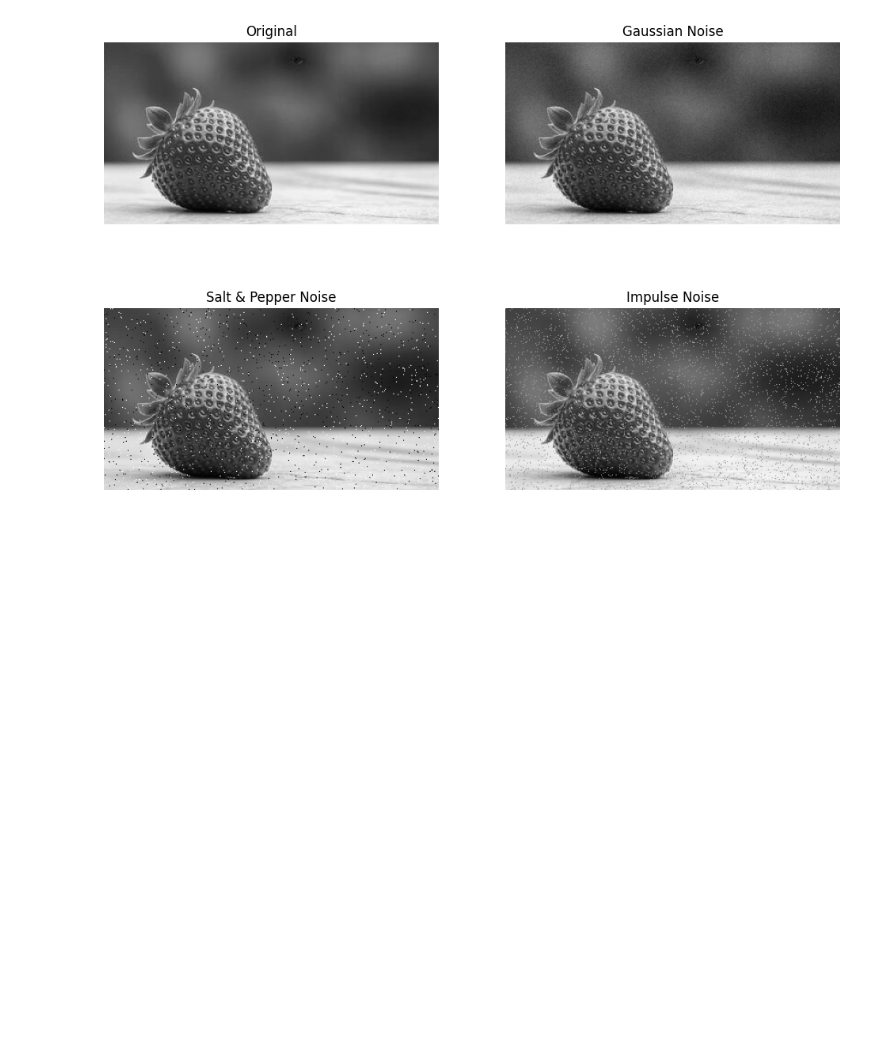
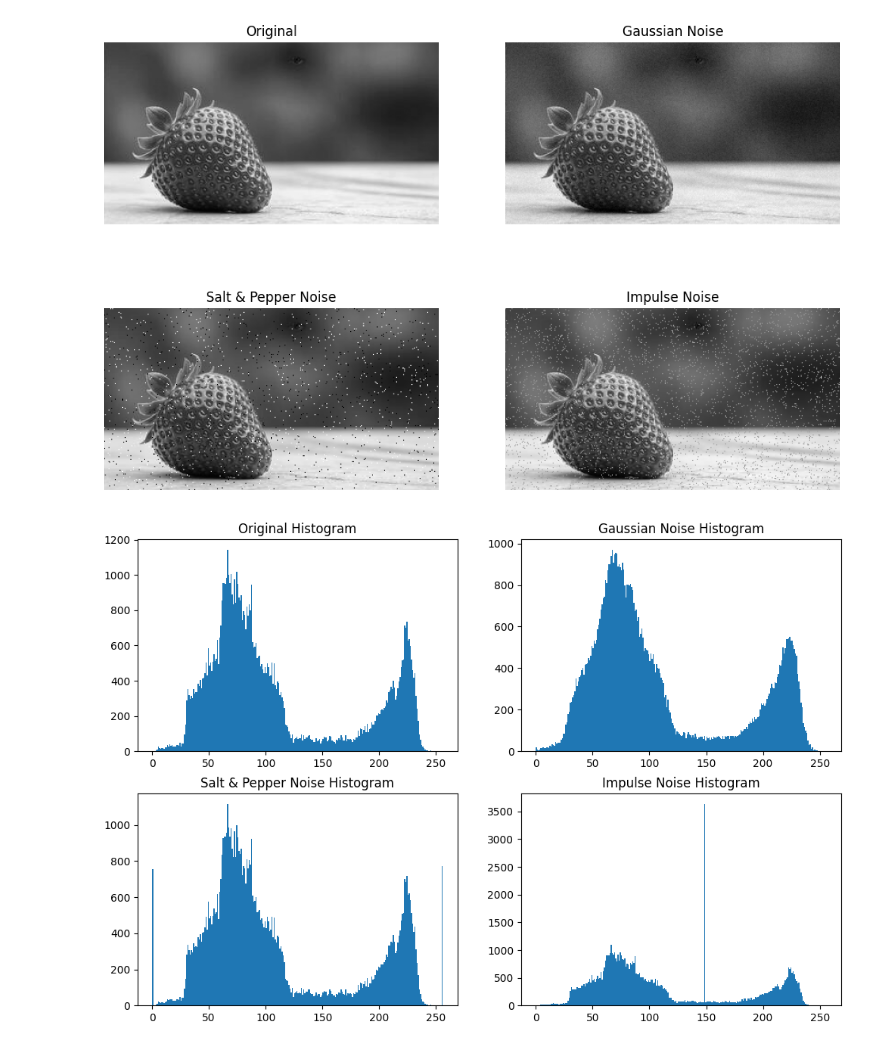
Before and after one commit to soham-madrewar/FODIP-Assignment-, a Jupyter notebook: fdip4_f055.ipynb, the cells around one changed output. Drawn from its saved outputs; the diff is of its cells as text; code cells hidden in the pictures; blank space fills up the shorter version.

```diff
--- a/fdip4_f055.ipynb
+++ b/fdip4_f055.ipynb
@@ -64,3 +64,14 @@ plt.subplot(2,2,4), plt.imshow(impulse_img, cmap='gray'), plt.title("Impulse Noi
 plt.show()
 # %% [output]
 [figure]
+# %%
+plt.figure(figsize=(12,8))
+
+plt.subplot(2,2,1), plt.hist(img.ravel(), 256, [0,256]), plt.title("Original Histogram")
+plt.subplot(2,2,2), plt.hist(gaussian_img.ravel(), 256, [0,256]), plt.title("Gaussian Noise Histogram")
+plt.subplot(2,2,3), plt.hist(sp_img.ravel(), 256, [0,256]), plt.title("Salt & Pepper Noise Histogram")
+plt.subplot(2,2,4), plt.hist(impulse_img.ravel(), 256, [0,256]), plt.title("Impulse Noise Histogram")
+
+plt.show()
+# %% [output]
+[figure, added]
```
